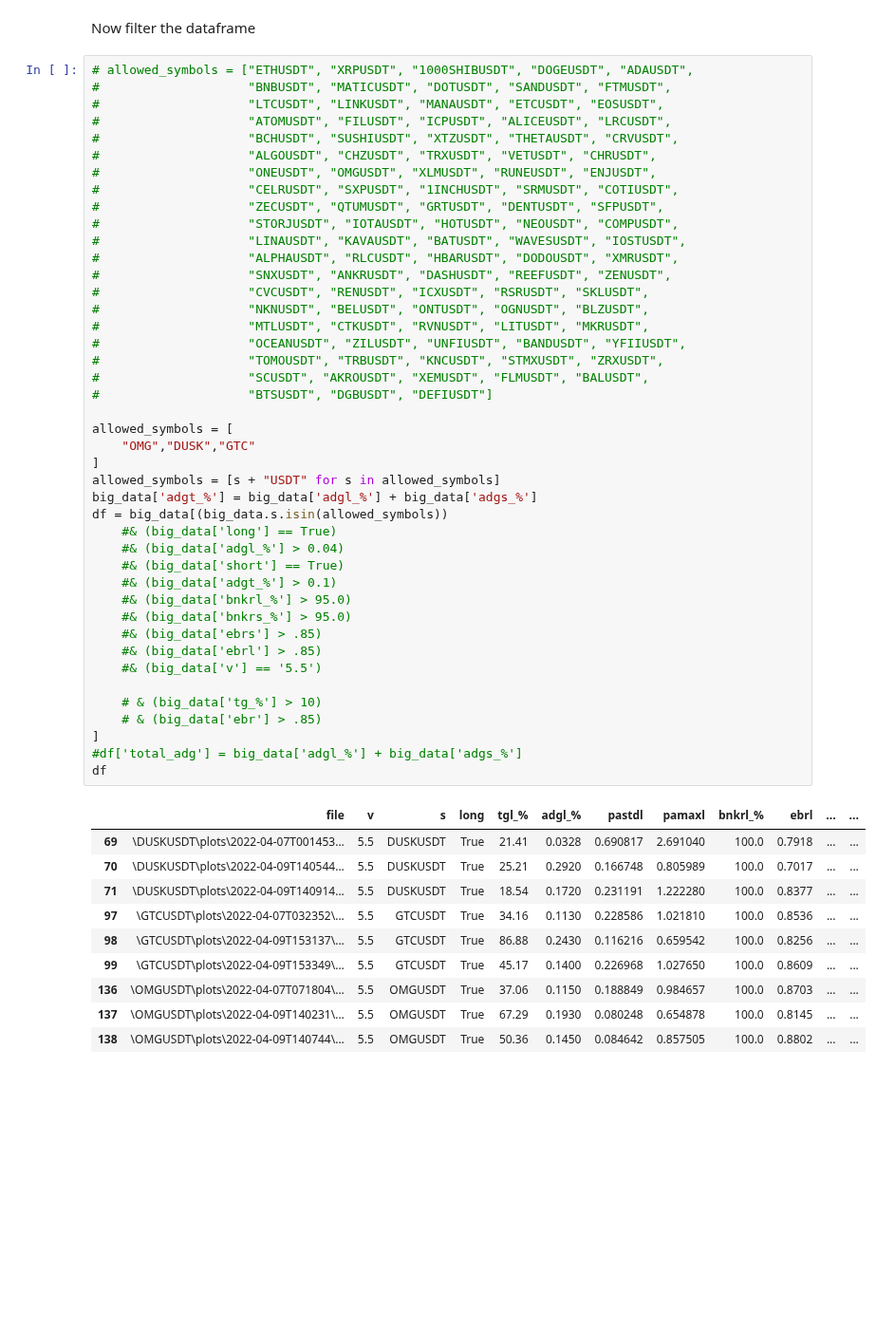
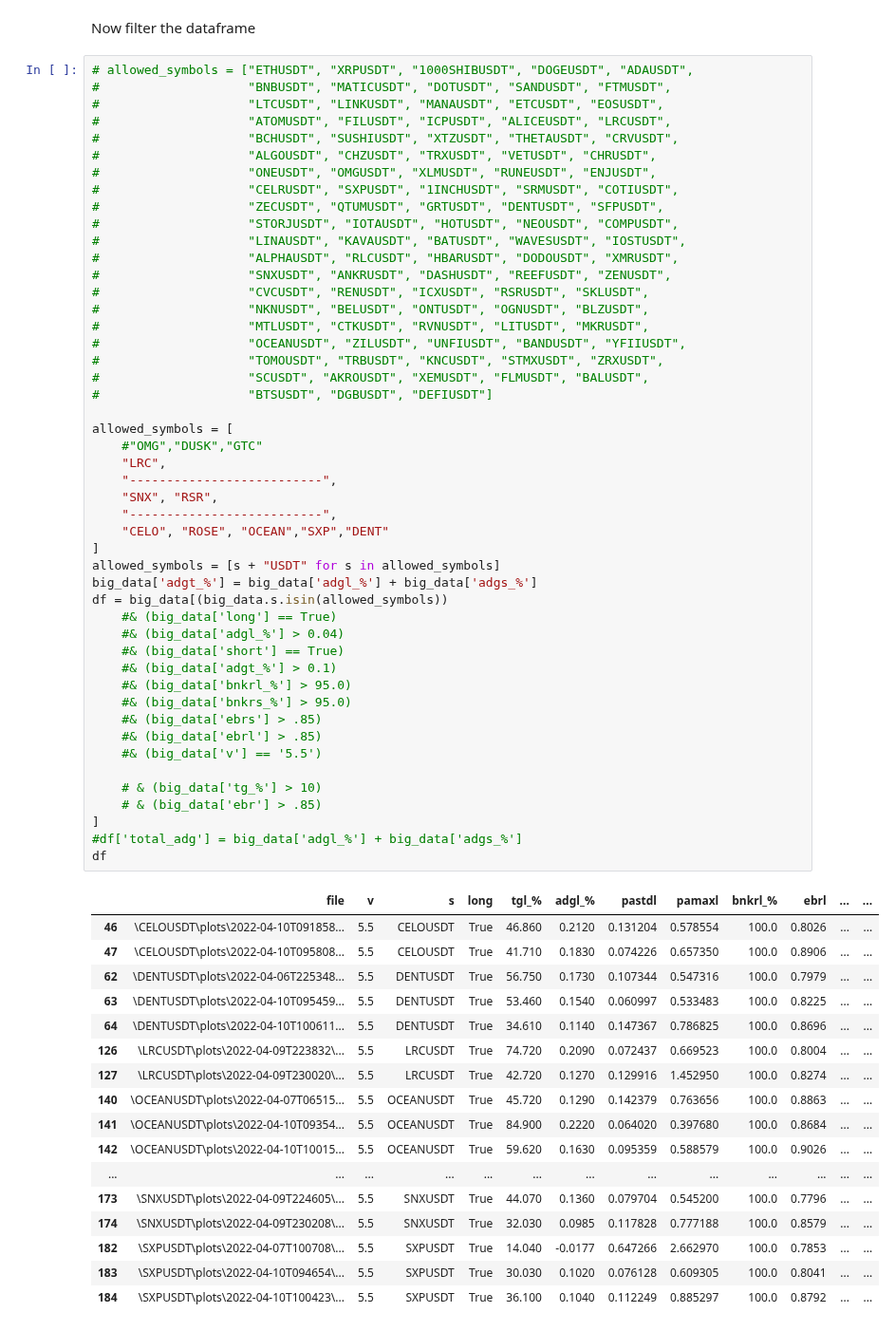
Before and after one commit to shroukkhan/passivbot, a Jupyter notebook: analyze_result.ipynb, the cells around one changed output. Shown at 95% size. Drawn from its saved outputs; the diff is of its cells as text; blank space fills up the shorter version.

```diff
--- a/analyze_result.ipynb
+++ b/analyze_result.ipynb
@@ -174,40 +174,52 @@ Now filter the dataframe
 #                    "CVCUSDT", "RENUSDT", "ICXUSDT", "RSRUSDT", "SKLUSDT",
 #                    "NKNUSDT", "BELUSDT", "ONTUSDT", "OGNUSDT", "BLZUSDT",
 #                    "MTLUSDT", "CTKUSDT", "RVNUSDT", "LITUSDT", "MKRUSDT",
 #                    "OCEANUSDT", "ZILUSDT", "UNFIUSDT", "BANDUSDT", "YFIIUSDT",
 #                    "TOMOUSDT", "TRBUSDT", "KNCUSDT", "STMXUSDT", "ZRXUSDT",
 #                    "SCUSDT", "AKROUSDT", "XEMUSDT", "FLMUSDT", "BALUSDT",
 #                    "BTSUSDT", "DGBUSDT", "DEFIUSDT"]
 
 allowed_symbols = [
-    "OMG","DUSK","GTC"
+    #"OMG","DUSK","GTC"
+    "LRC",
+    "--------------------------",
+    "SNX", "RSR",
+    "--------------------------",
+    "CELO", "ROSE", "OCEAN","SXP","DENT"
 ]
 allowed_symbols = [s + "USDT" for s in allowed_symbols]
 big_data['adgt_%'] = big_data['adgl_%'] + big_data['adgs_%']
 df = big_data[(big_data.s.isin(allowed_symbols))
     #& (big_data['long'] == True)
     #& (big_data['adgl_%'] > 0.04)
     #& (big_data['short'] == True)
     #& (big_data['adgt_%'] > 0.1)
     #& (big_data['bnkrl_%'] > 95.0)
     #& (big_data['bnkrs_%'] > 95.0)
     #& (big_data['ebrs'] > .85)
     #& (big_data['ebrl'] > .85)
     #& (big_data['v'] == '5.5')
 
     # & (big_data['tg_%'] > 10)
     # & (big_data['ebr'] > .85)
 ]
 #df['total_adg'] = big_data['adgl_%'] + big_data['adgs_%']
 df
 # %% [output]
 |  | file | v | s | long | tgl_% | adgl_% | pastdl | pamaxl | bnkrl_% | ebrl | ... | ... |
-| 69 | \DUSKUSDT\plots\2022-04-07T001453... | 5.5 | DUSKUSDT | True | 21.41 | 0.0328 | 0.690817 | 2.691040 | 100.0 | 0.7918 | ... | ... |
-| 70 | \DUSKUSDT\plots\2022-04-09T140544... | 5.5 | DUSKUSDT | True | 25.21 | 0.2920 | 0.166748 | 0.805989 | 100.0 | 0.7017 | ... | ... |
-| 71 | \DUSKUSDT\plots\2022-04-09T140914... | 5.5 | DUSKUSDT | True | 18.54 | 0.1720 | 0.231191 | 1.222280 | 100.0 | 0.8377 | ... | ... |
-| 97 | \GTCUSDT\plots\2022-04-07T032352\... | 5.5 | GTCUSDT | True | 34.16 | 0.1130 | 0.228586 | 1.021810 | 100.0 | 0.8536 | ... | ... |
-| 98 | \GTCUSDT\plots\2022-04-09T153137\... | 5.5 | GTCUSDT | True | 86.88 | 0.2430 | 0.116216 | 0.659542 | 100.0 | 0.8256 | ... | ... |
-| 99 | \GTCUSDT\plots\2022-04-09T153349\... | 5.5 | GTCUSDT | True | 45.17 | 0.1400 | 0.226968 | 1.027650 | 100.0 | 0.8609 | ... | ... |
-| 136 | \OMGUSDT\plots\2022-04-07T071804\... | 5.5 | OMGUSDT | True | 37.06 | 0.1150 | 0.188849 | 0.984657 | 100.0 | 0.8703 | ... | ... |
-| 137 | \OMGUSDT\plots\2022-04-09T140231\... | 5.5 | OMGUSDT | True | 67.29 | 0.1930 | 0.080248 | 0.654878 | 100.0 | 0.8145 | ... | ... |
-| 138 | \OMGUSDT\plots\2022-04-09T140744\... | 5.5 | OMGUSDT | True | 50.36 | 0.1450 | 0.084642 | 0.857505 | 100.0 | 0.8802 | ... | ... |
+| 46 | \CELOUSDT\plots\2022-04-10T091858... | 5.5 | CELOUSDT | True | 46.860 | 0.2120 | 0.131204 | 0.578554 | 100.0 | 0.8026 | ... | ... |
+| 47 | \CELOUSDT\plots\2022-04-10T095808... | 5.5 | CELOUSDT | True | 41.710 | 0.1830 | 0.074226 | 0.657350 | 100.0 | 0.8906 | ... | ... |
+| 62 | \DENTUSDT\plots\2022-04-06T225348... | 5.5 | DENTUSDT | True | 56.750 | 0.1730 | 0.107344 | 0.547316 | 100.0 | 0.7979 | ... | ... |
+| 63 | \DENTUSDT\plots\2022-04-10T095459... | 5.5 | DENTUSDT | True | 53.460 | 0.1540 | 0.060997 | 0.533483 | 100.0 | 0.8225 | ... | ... |
+| 64 | \DENTUSDT\plots\2022-04-10T100611... | 5.5 | DENTUSDT | True | 34.610 | 0.1140 | 0.147367 | 0.786825 | 100.0 | 0.8696 | ... | ... |
+| 126 | \LRCUSDT\plots\2022-04-09T223832\... | 5.5 | LRCUSDT | True | 74.720 | 0.2090 | 0.072437 | 0.669523 | 100.0 | 0.8004 | ... | ... |
+| 127 | \LRCUSDT\plots\2022-04-09T230020\... | 5.5 | LRCUSDT | True | 42.720 | 0.1270 | 0.129916 | 1.452950 | 100.0 | 0.8274 | ... | ... |
+| 140 | \OCEANUSDT\plots\2022-04-07T06515... | 5.5 | OCEANUSDT | True | 45.720 | 0.1290 | 0.142379 | 0.763656 | 100.0 | 0.8863 | ... | ... |
+| 141 | \OCEANUSDT\plots\2022-04-10T09354... | 5.5 | OCEANUSDT | True | 84.900 | 0.2220 | 0.064020 | 0.397680 | 100.0 | 0.8684 | ... | ... |
+| 142 | \OCEANUSDT\plots\2022-04-10T10015... | 5.5 | OCEANUSDT | True | 59.620 | 0.1630 | 0.095359 | 0.588579 | 100.0 | 0.9026 | ... | ... |
+| ... | ... | ... | ... | ... | ... | ... | ... | ... | ... | ... | ... | ... |
+| 173 | \SNXUSDT\plots\2022-04-09T224605\... | 5.5 | SNXUSDT | True | 44.070 | 0.1360 | 0.079704 | 0.545200 | 100.0 | 0.7796 | ... | ... |
+| 174 | \SNXUSDT\plots\2022-04-09T230208\... | 5.5 | SNXUSDT | True | 32.030 | 0.0985 | 0.117828 | 0.777188 | 100.0 | 0.8579 | ... | ... |
+| 182 | \SXPUSDT\plots\2022-04-07T100708\... | 5.5 | SXPUSDT | True | 14.040 | -0.0177 | 0.647266 | 2.662970 | 100.0 | 0.7853 | ... | ... |
+| 183 | \SXPUSDT\plots\2022-04-10T094654\... | 5.5 | SXPUSDT | True | 30.030 | 0.1020 | 0.076128 | 0.609305 | 100.0 | 0.8041 | ... | ... |
+| 184 | \SXPUSDT\plots\2022-04-10T100423\... | 5.5 | SXPUSDT | True | 36.100 | 0.1040 | 0.112249 | 0.885297 | 100.0 | 0.8792 | ... | ... |
```
Also changed, not shown: parts of 3 cells of this notebook, 11 other files.
